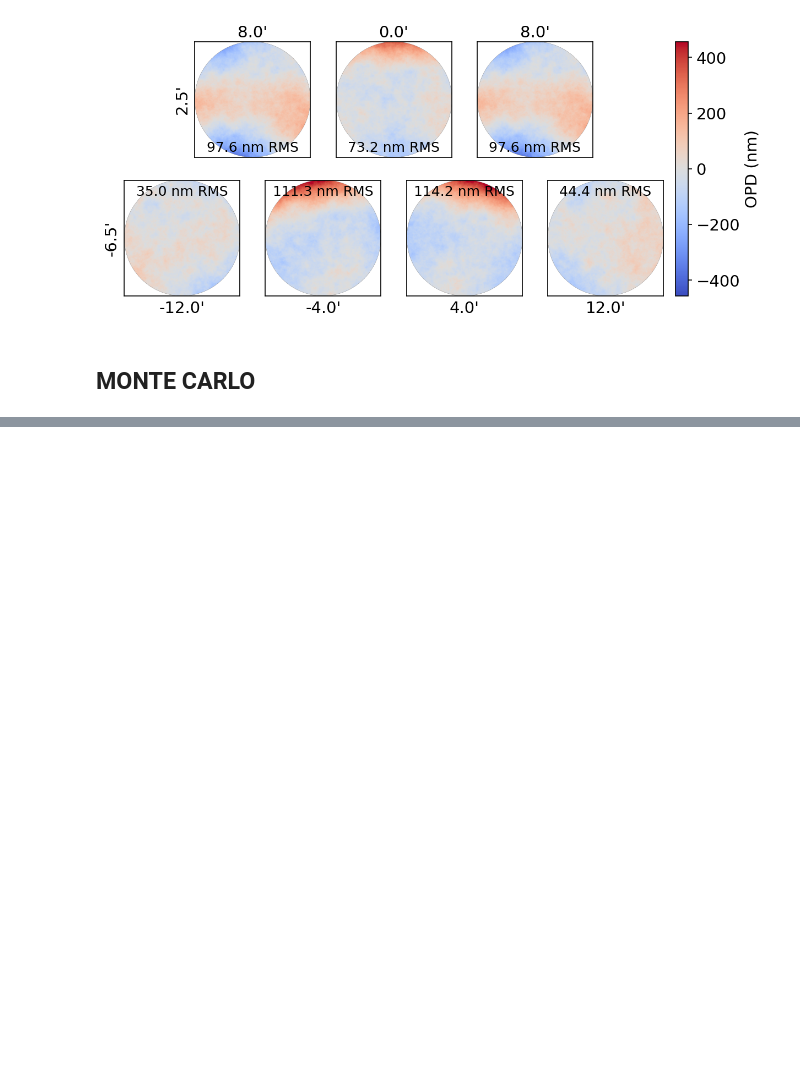
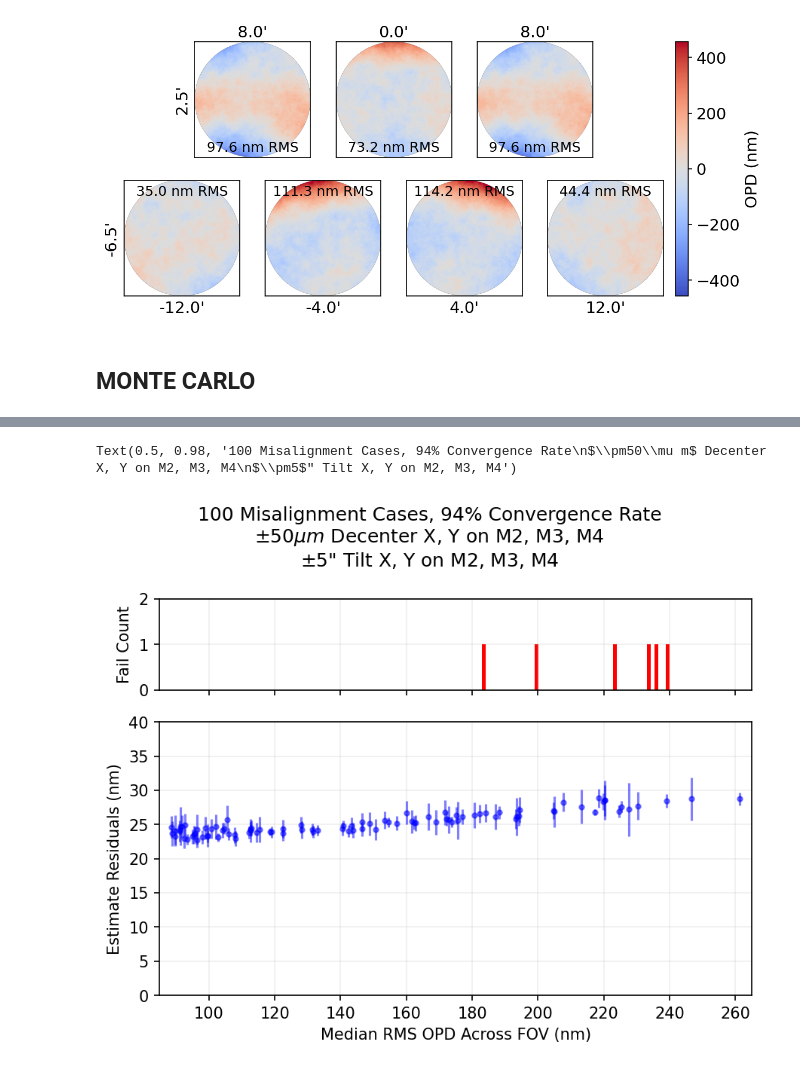
Before and after one commit to zhangderby/ffpr, a Jupyter notebook: mc_ffpr_default.ipynb, the cells around one changed output, grey strips where cells are left out. Cells and saved outputs as stored; diff of their text form; code cells hidden in the pictures; blank space fills up the shorter version.

```diff
--- a/mc_ffpr_default.ipynb
+++ b/mc_ffpr_default.ipynb
@@ -365,0 +346,2 @@ utils.plot_psfs_7(psfs=psf_truths, fields=fields)
+# %%
+data = utils.load_pickle('/home/derbyk/src/ffpr/sim_results/20260421_mc_ffpr_default.pkl')
@@ -365,0 +368,55 @@ utils.plot_psfs_7(psfs=psf_truths, fields=fields)
+# %%
+median_rms_truth = np.zeros(len(data))
+median_rms_residual = np.zeros(len(data))
+max_rms_residual = np.zeros(len(data))
+min_rms_residual = np.zeros(len(data))
+std_rms_residual = np.zeros(len(data))
+
+for i, case in enumerate(data):
+    median_rms_truth[i] = np.median(np.array(data[case]['RMS_TRUTH_PER_FIELD']))
+    median_rms_residual[i] = np.median(np.array(data[case]['RMS_RESIDUAL_PER_FIELD']))
+    max_rms_residual[i] = np.max(np.array(data[case]['RMS_RESIDUAL_PER_FIELD']))
+    min_rms_residual[i] = np.min(np.array(data[case]['RMS_RESIDUAL_PER_FIELD']))
+    std_rms_residual[i] = np.std(np.array(data[case]['RMS_RESIDUAL_PER_FIELD']))
+# %%
+fig, axs = plt.subplot_mosaic([['histx'],
+                               ['errbar']],
+                               figsize=(6, 5),
+                               height_ratios=[1, 3],
+                               layout='tight',
+                               dpi=150)
+
+count = 0
+fails = []
+
+# for x, y, h, l in zip(median_rms_truth, median_rms_residual, max_rms_residual, min_rms_residual):
+#     if y < 50:
+#         count += 1
+        # plt.errorbar(x.get(), y.get(), yerr=[[h.get() - y.get()], [y.get() - l.get()]], fmt='.', alpha=0.5, color='b')
+
+for x, y, s in zip(median_rms_truth, median_rms_residual, std_rms_residual):
+    if y < 50:
+        count += 1
+        axs['errbar'].errorbar(x.get(), y.get(), yerr=s.get(), fmt='.', alpha=0.5, color='b')
+    else:
+        fails.append(x)
+
+ax = axs['errbar']
+ax.set_xlabel('Median RMS OPD Across FOV (nm)')
+ax.set_ylabel('Estimate Residuals (nm)')
+ax.set_xlim([85, 265])
+ax.set_ylim([0, 40])
+ax.grid(which='both', alpha=0.2)
+
+ax = axs['histx']
+ax.hist(np.array(fails).get(), bins=50, color='r')
+ax.tick_params(axis='x', labelbottom=False)
+ax.set_ylabel('Fail Count')
+ax.set_xlim([85, 265])
+ax.set_ylim([0, 2])
+ax.grid(which='both', alpha=0.2)
+
+fig.suptitle(f'{len(data):02.0f} Misalignment Cases, {count / len(data) * 100:02.0f}% Convergence Rate\n$\pm50\mu m$ Decenter X, Y on M2, M3, M4\n$\pm5$" Tilt X, Y on M2, M3, M4')
+# %% [output]
+Text(0.5, 0.98, '100 Misalignment Cases, 94% Convergence Rate\n$\\pm50\\mu m$ Decenter X, Y on M2, M3, M4\n$\\pm5$" Tilt X, Y on M2, M3, M4')
+[figure, added]
```
Also changed, not shown: parts of 7 cells of this notebook, 1 other file.
